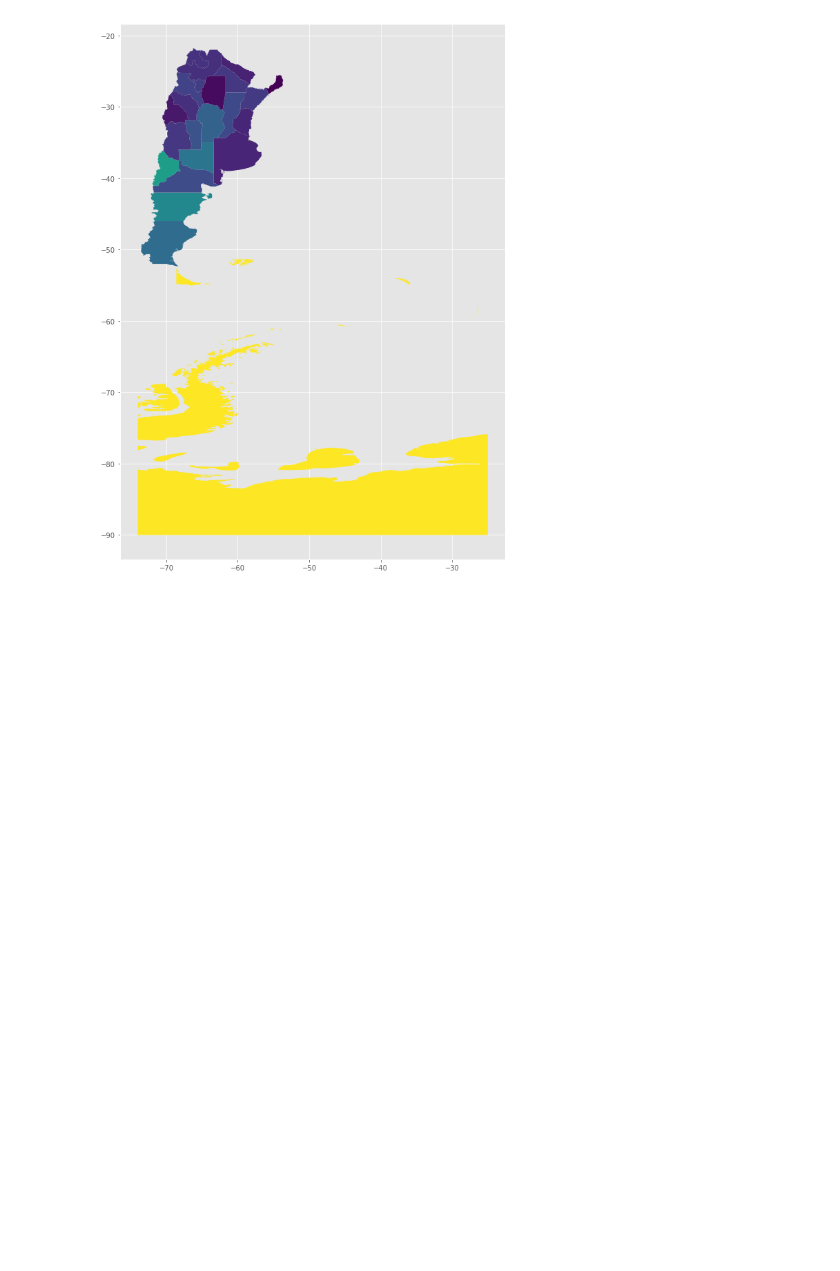
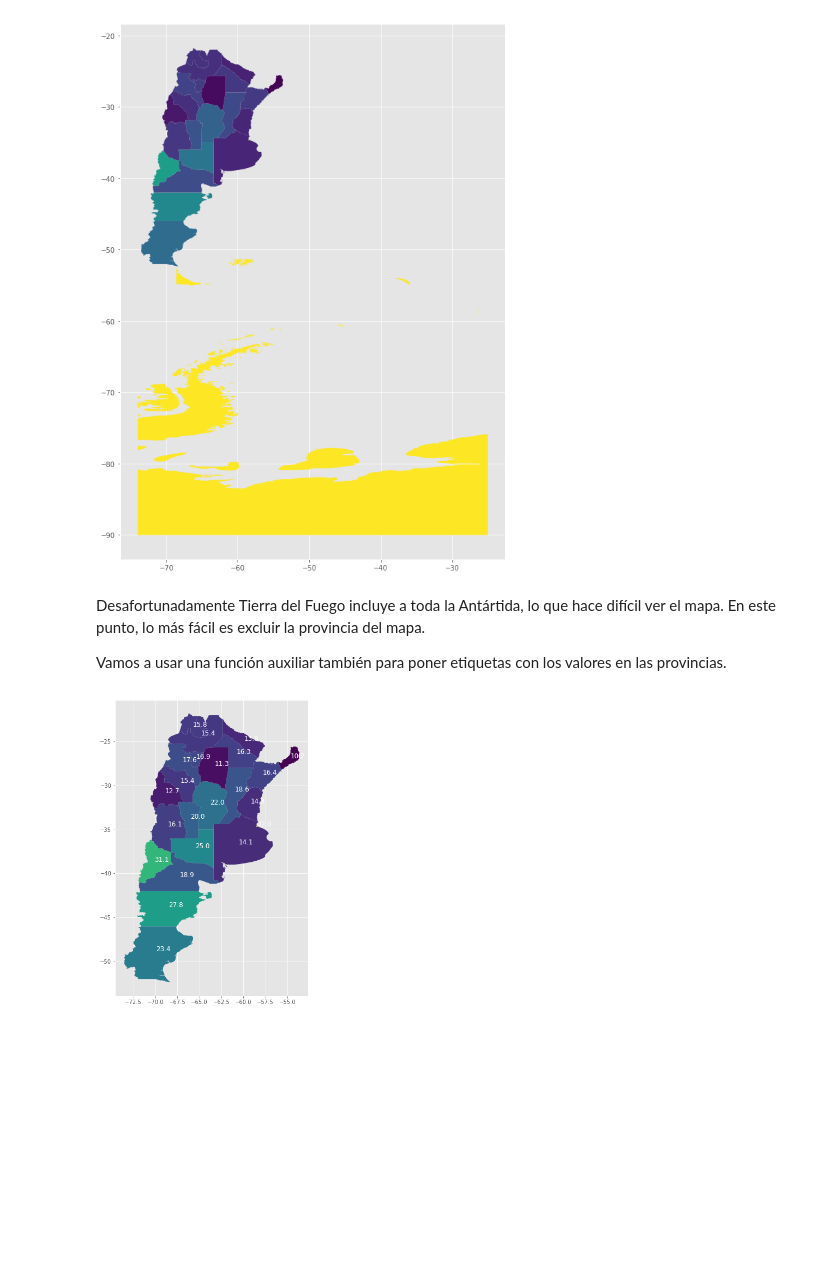
Before and after one commit to abenassi/analisis-datos-python, a Jupyter notebook: exploracion-general.ipynb, the cells around one changed output. Cells and saved outputs as stored; diff of their text form; code cells hidden in the pictures; blank space fills up the shorter version.

Commit message:
Redondeo la parte del mapa.

```diff
--- a/exploracion-general.ipynb
+++ b/exploracion-general.ipynb
@@ -508,8 +522,15 @@ autos_poblacion["provincia_id"] = autos_poblacion.provincia_id.astype(str).str.z
 # %%
-provincias_patent_2018 = provincias.merge(autos_poblacion[autos_poblacion.anio == 2018][["provincia_id", "autos_patent_1000hab"]],
-                left_on="id", right_on="provincia_id")
+provincias_patent_2018 = provincias.merge(
+    autos_poblacion[autos_poblacion.anio == 2018][["provincia_id", "autos_patent_1000hab"]],
+    left_on="id",
+    right_on="provincia_id"
+)
 # %%
 provincias_patent_2018.plot(figsize=(10, 15), column="autos_patent_1000hab")
 # %% [output]
 <matplotlib.axes._subplots.AxesSubplot at 0x...>
 [figure]
+# %% [markdown]
+Desafortunadamente Tierra del Fuego incluye a toda la Antártida, lo que hace difícil ver el mapa. En este punto, lo más fácil es excluir la provincia del mapa.
+
+Vamos a usar una función auxiliar también para poner etiquetas con los valores en las provincias.
@@ -515,0 +539,7 @@ provincias_patent_2018.plot(figsize=(10, 15), column="autos_patent_1000hab")
+# %%
+ax = provincias_patent_2018[provincias_patent_2018.id != "94"].plot(figsize=(10, 10),
+                                                                    column="autos_patent_1000hab")
+
+add_labels_to_geodataframe(ax, provincias_patent_2018, "autos_patent_1000hab", round_decimals=1)
+# %% [output]
+[figure, added]
```
Also changed, not shown: parts of 14 cells of this notebook, 1 other file.
